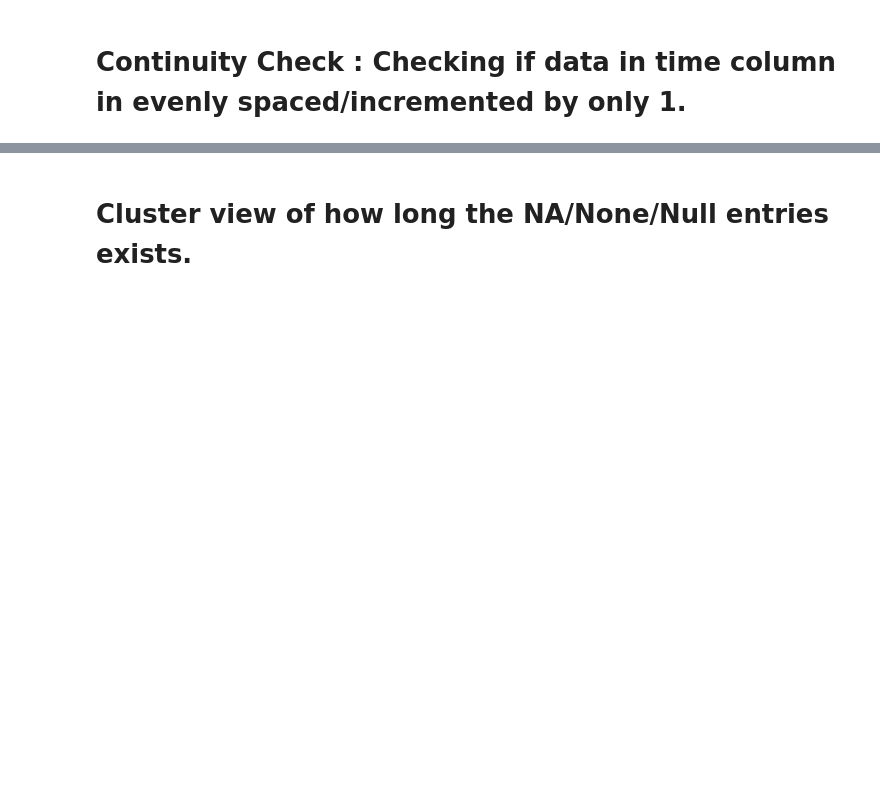
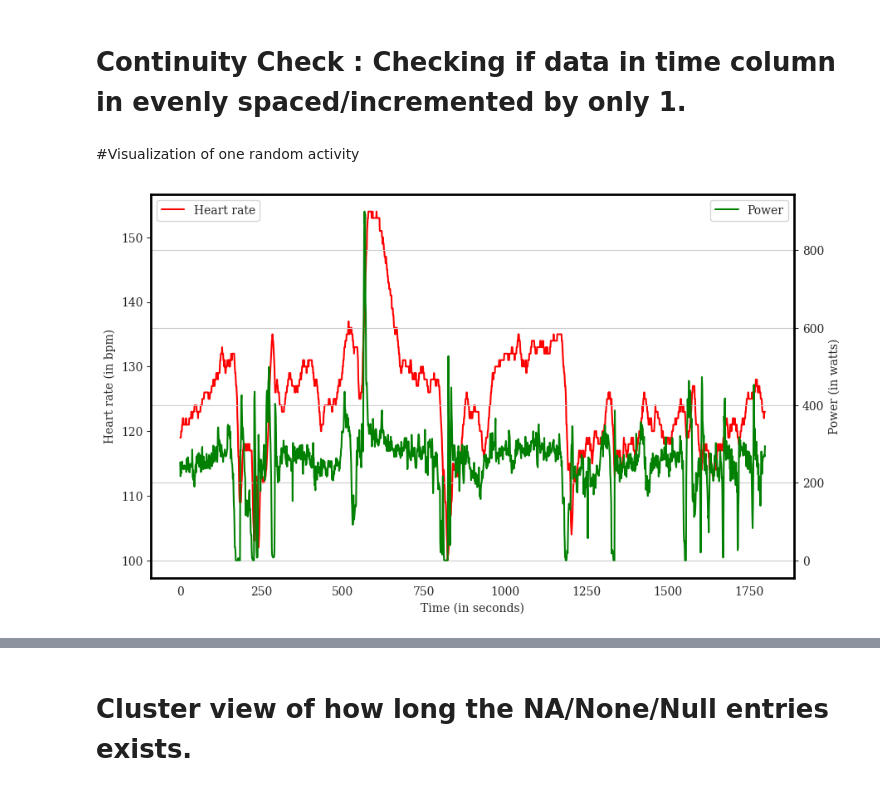
Before and after one commit to lalitpo/hr-power-analysis, a Jupyter notebook: src/services/dataPreProcessing/PreProcessing.ipynb, the cells around one changed output, grey strips where cells are left out. Drawn from its saved outputs; the diff is of its cells as text; code cells hidden in the pictures; blank space fills up the shorter version.

Commit message:
Data Collection fixes

```diff
--- a/src/services/dataPreProcessing/PreProcessing.ipynb
+++ b/src/services/dataPreProcessing/PreProcessing.ipynb
@@ -11,7 +11,11 @@ from src.config.LoadProperties import retrieve_data_sql
 from src.repositories.PowerAndHRRepository import configs, sql_engine
 year = 2021
 athlete_id = 863203
-athlete_name="Connor_new"
+#1216273
+#863203
+#15784260
+
+athlete_name="Connor Swift"
 
 """
 Read and return athletic data from a SQL database.
@@ -20,7 +24,8 @@ Read and return athletic data from a SQL database.
 """
 
 def get_athletic_data(id, activity_year):
-    return pd.read_sql(retrieve_data_sql.replace("(athlete_id)",str(id)+")").replace("(year)",str(activity_year)), sql_engine)
+#    return pd.read_sql(retrieve_data_sql.replace("(athlete_id)",str(id)+")").replace("(year)",str(activity_year)), sql_engine)
+    return pd.read_sql(retrieve_data_sql.replace("(athlete_id)",str(id)+")"), sql_engine)
 
-athletic_data_db = get_athletic_data(athlete_id, year)
+athletic_data_863203 = get_athletic_data(athlete_id, year)
 # %% [output]
@@ -92,3 +103,44 @@ for i, val in enumerate(params):
 # print(filtered_result)
 #
 # result_dataframe = athletic_data[athletic_data['activity_id'] == 6399104761][['time']].explode('time', ignore_index=True)
+# %% [markdown]
+#Visualization of one random activity
+# %%
+import matplotlib.pyplot as plt
+
+# Extract the list of heart rate and power values for the first activity
+heart_rate_values = athletic_data_863203['heartrate'][120][:1800]
+power_values = athletic_data_863203['watts'][120][:1800]
+
+# Create a time axis (assuming a constant time interval)
+time_axis = range(min(len(heart_rate_values), len(power_values)))
+plt.rcParams['font.family'] = 'serif'
+# Plot the graph
+plt.figure(figsize=(10, 6))
+plt.grid(False)
+
+# Plot heart rate values
+plt.plot(time_axis, heart_rate_values, label='Heart rate', color='red')
+plt.xlabel('Time (in seconds)')
+plt.ylabel('Heart rate (in bpm)')
+plt.legend(loc='upper left')
+
+# # Create a second y-axis for power values
+plt.twinx()
+plt.plot(time_axis, power_values, label='Power', color='green')
+plt.ylabel('Power (in watts)')
+
+# Customize the background color to white
+
+# Add a boundary around the plot
+for spine in plt.gca().spines.values():
+    spine.set_edgecolor('black')
+    spine.set_linewidth(2)
+
+plt.legend(loc='upper right')
+
+# supported values are 'best', 'upper right', 'upper left', 'lower left', 'lower right', 'right', 'center left', 'center right', 'lower center', 'upper center', 'center'
+
+plt.show()
+# %% [output]
+[figure, added]
```
Also changed, not shown: parts of 16 cells of this notebook, 6 other files.
